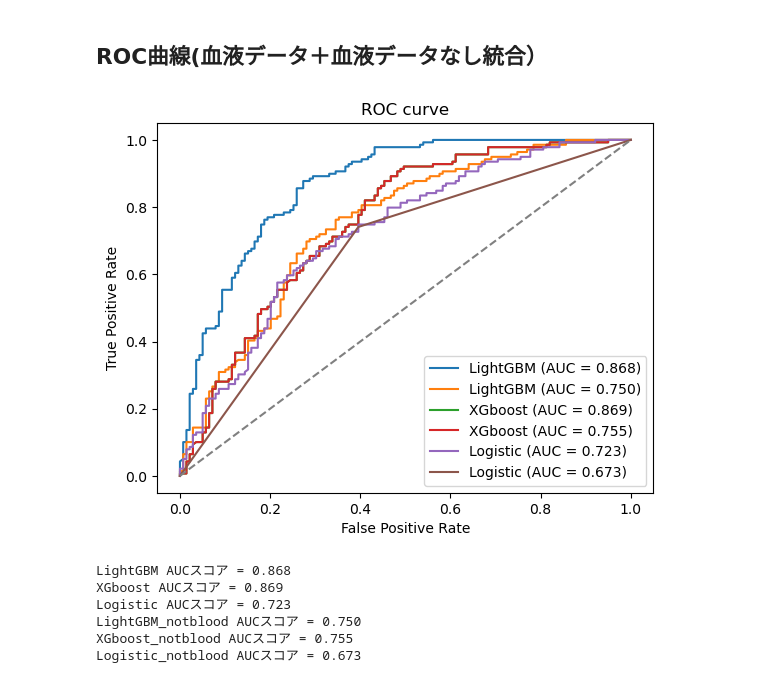
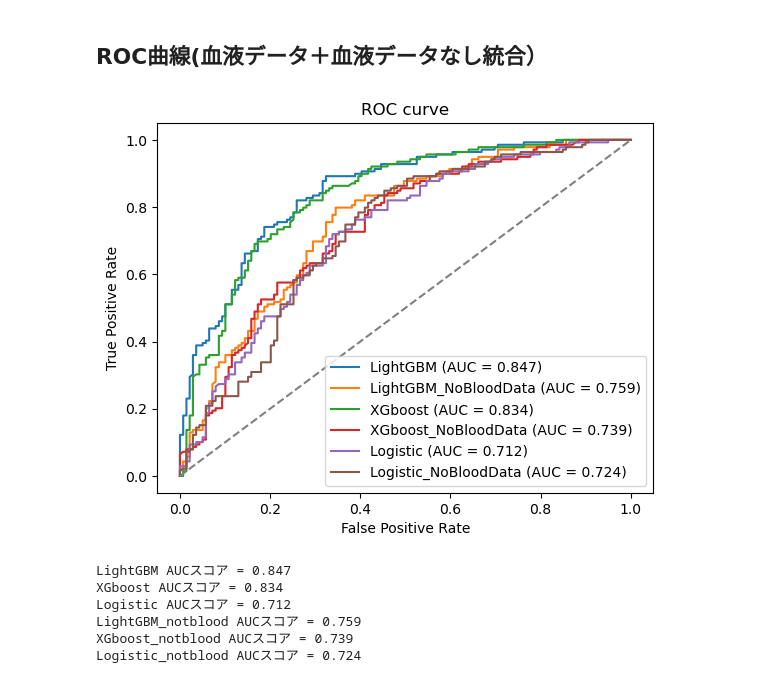
Before and after one commit to Genmai06/lightGBM_ReceiptData, a Jupyter notebook: lightgbm_ReceiptData.ipynb, the cells around one changed output. Saved outputs shown, nothing was run; the diff lists cells and outputs as text; code cells hidden in the pictures.

```diff
--- a/lightgbm_ReceiptData.ipynb
+++ b/lightgbm_ReceiptData.ipynb
@@ -418,8 +480,8 @@ from sklearn.linear_model import LogisticRegression  # ロジスティック回
 import shap
 
 # データの読み込み
-df = pd.read_excel('lightGBM_data_standard.xlsx')
-df_lr = pd.read_excel('補完データ_test07.xlsx') #　ロジスティック回帰のデータ読み込み
+df = pd.read_excel('【元データ】LightGBM分析データ_欠損値処理.xlsx')
+df_lr = pd.read_excel('補完データ02_test03.xlsx') #　ロジスティック回帰のデータ読み込み
 
 # カテゴリ変数のデータ型を変換
 cat_cols = ['FBS', 'HbA1c', 'US', 'HbA1c_NGSP']
@@ -441,8 +503,8 @@ X_lr = df_lr.drop('T2db', axis=1)
 y_lr = df_lr['T2db']
 
 # 特定の列を削除
-df = df.drop(['TG', 'HDL', 'LDL', 'GOT', 'GPT', 'γ_GT', 'Ht', 'Hb', 'RBC', 'chewing', 'Medication1_Blood Pressure', 'Time of blood collection _after meal', 'Medication2_Blood Sugar', 'Eating style3_midnight snack', 'One-year weight change', 'HbA1c', 'FBS', 'US', 'HbA1c_NGSP'], axis=1)
-df_lr = df_lr.drop(['TG', 'HDL', 'LDL', 'GOT', 'GPT', 'γ_GT', 'Ht', 'Hb', 'RBC', 'chewing', 'Medication1_Blood Pressure', 'Time of blood collection _after meal', 'Medication2_Blood Sugar', 'Eating style3_midnight snack', 'One-year weight change', 'HbA1c', 'FBS', 'US', 'HbA1c_NGSP'], axis=1)
+df = df.drop(['weight', 'TG', 'HDL', 'LDL', 'GOT', 'GPT', 'γ_GT', 'Ht', 'Hb', 'RBC', 'chewing', 'Medication1_Blood Pressure', 'Time of blood collection _after meal', 'Medication2_Blood Sugar', 'Eating style3_midnight snack', 'One-year weight change', 'HbA1c', 'FBS', 'US', 'HbA1c_NGSP'], axis=1)
+df_lr = df_lr.drop(['weight', 'TG', 'HDL', 'LDL', 'GOT', 'GPT', 'γ_GT', 'Ht', 'Hb', 'RBC', 'chewing', 'Medication1_Blood Pressure', 'Time of blood collection _after meal', 'Medication2_Blood Sugar', 'Eating style3_midnight snack', 'One-year weight change', 'HbA1c', 'FBS', 'US', 'HbA1c_NGSP'], axis=1)
 
 # 削除した結果を反映した特徴量を再作成
 X = df.drop('T2db', axis=1)
@@ -551,11 +613,11 @@ for _ in range(n_estimators):
     confusion_matrices_not.append(cm)
 
     # XGboostモデルのテストデータの予測と評価
-    y_test_pred_proba_xgb = model_xgb.predict(dtest_not)  # ラベル1の確率
-    y_test_pred_xgb = np.round(y_test_pred_proba_xgb)  # 確率をラベル0 or 1に変換
-    ac_score_xgb_not = accuracy_score(y_test_not, y_test_pred_xgb)
-    f1_xgb_not = f1_score(y_test_not, y_test_pred_xgb)
-    precision_xgb_not = precision_score(y_test_not, y_test_pred_xgb)  # 適合率の計算
+    y_test_pred_proba_xgb_not = model_xgb.predict(dtest_not)  # ラベル1の確率
+    y_test_pred_xgb_not = np.round(y_test_pred_proba_xgb_not)  # 確率をラベル0 or 1に変換
+    ac_score_xgb_not = accuracy_score(y_test_not, y_test_pred_xgb_not)
+    f1_xgb_not = f1_score(y_test_not, y_test_pred_xgb_not)
+    precision_xgb_not = precision_score(y_test_not, y_test_pred_xgb_not)  # 適合率の計算
 
     # 混同行列(XGboost)
     cm_xgb = confusion_matrix(y_test_not, y_test_pred_xgb)
@@ -593,18 +655,18 @@ for _ in range(n_estimators):
 
 
 # 結果の表示
-print('LightGBM_notblood accuracy = %.2f' % np.mean(accuracy_scores_not))
-print('LightGBM_notblood F1-score = %.2f' % np.mean(f1_scores_not))
-print('LightGBM_notblood Precision = %.2f' % np.mean(precision_scores_not))
+print('LightGBM_notblood accuracy = %.3f' % np.mean(accuracy_scores_not))
+print('LightGBM_notblood F1-score = %.3f' % np.mean(f1_scores_not))
+print('LightGBM_notblood Precision = %.3f' % np.mean(precision_scores_not))
 # print('LightGBM AUC = %.2f' % np.mean(auc_scores))
 
-print('XGboost_notblood accuracy = %.2f' % np.mean(accuracy_scores_xgb_not))
-print('XGboost_notblood F1-score = %.2f' % np.mean(f1_scores_xgb_not))
-print('XGboost_notblood Precision = %.2f' % np.mean(precision_scores_xgb_not))
+print('XGboost_notblood accuracy = %.3f' % np.mean(accuracy_scores_xgb_not))
+print('XGboost_notblood F1-score = %.3f' % np.mean(f1_scores_xgb_not))
+print('XGboost_notblood Precision = %.3f' % np.mean(precision_scores_xgb_not))
 # print('XGboost AUC = %.2f' % np.mean(auc_scores_xgb))
 
-print('Logistic_notblood Regression accuracy = %.2f' % np.mean(accuracy_scores_lr_not))
-print('Logistic_notblood Regression F1-score = %.2f' % np.mean(f1_scores_lr_not))
-print('Logistic_notblood Regression Precision = %.2f' % np.mean(precision_scores_lr_not))
+print('Logistic_notblood Regression accuracy = %.3f' % np.mean(accuracy_scores_lr_not))
+print('Logistic_notblood Regression F1-score = %.3f' % np.mean(f1_scores_lr_not))
+print('Logistic_notblood Regression Precision = %.3f' % np.mean(precision_scores_lr_not))
 # print('Logistic Regression AUC = %.2f' % np.mean(auc_scores_lr))
 # %% [output]
@@ -631,10 +821,11 @@ Logistic_notblood Regression Precision = 0.69
 #ライブラリをインポート
 from sklearn.metrics import accuracy_score, f1_score, confusion_matrix, precision_score, roc_curve, roc_auc_score
 
+
 # テストデータの予測確率を取得
 y_test_pred_proba_light_not = model.predict(X_test_not)
 y_test_pred_proba_xgb_not = model_xgb.predict(dtest_not)  # dtestはXGboost用のデータセット
-y_test_pred_proba_lr_not = model_lr.predict(X_test_lr_not)
+y_test_pred_proba_lr_not = model_lr.predict_proba(X_test_lr_not)[:, 1]
 
 # AUCスコアを計算
 auc_score_light_not = roc_auc_score(y_test_not, y_test_pred_proba_light_not)
@@ -653,7 +844,7 @@ plt.plot(fpr_light, tpr_light, label='LightGBM (AUC = {:.3f})'.format(auc_score_
 
 # lightGBM(血液データなし)の描写
 fpr_light, tpr_light, _ = roc_curve(y_test_not, y_test_pred_proba_light_not)
-plt.plot(fpr_light, tpr_light, label='LightGBM (AUC = {:.3f})'.format(auc_score_light_not))
+plt.plot(fpr_light, tpr_light, label='LightGBM_NoBloodData (AUC = {:.3f})'.format(auc_score_light_not))
 
 
 # XGboostの描写
@@ -662,40 +853,40 @@ plt.plot(fpr_xgb, tpr_xgb, label='XGboost (AUC = {:.3f})'.format(auc_score_xgb))
 
 # XGboost(血液データなし)の描写
 fpr_xgb, tpr_xgb, _ = roc_curve(y_test_not, y_test_pred_proba_xgb_not)
-plt.plot(fpr_xgb, tpr_xgb, label='XGboost (AUC = {:.3f})'.format(auc_score_xgb_not))
+plt.plot(fpr_xgb, tpr_xgb, label='XGboost_NoBloodData (AUC = {:.3f})'.format(auc_score_xgb_not))
 
 
 # ロジスティック回帰の描写
 fpr_lr, tpr_lr, _ = roc_curve(y_test_lr, y_test_pred_proba_lr)
 plt.plot(fpr_lr, tpr_lr, label='Logistic (AUC = {:.3f})'.format(auc_score_lr))
 
 # ロジスティック回帰(血液データなし)の描写
 fpr_lr, tpr_lr, _ = roc_curve(y_test_lr_not, y_test_pred_proba_lr_not)
-plt.plot(fpr_lr, tpr_lr, label='Logistic (AUC = {:.3f})'.format(auc_score_lr_not))
+plt.plot(fpr_lr, tpr_lr, label='Logistic_NoBloodData (AUC = {:.3f})'.format(auc_score_lr_not))
 
 
 plt.plot([0, 1], [0, 1], linestyle='--', color='gray')
 plt.xlabel('False Positive Rate')
 plt.ylabel('True Positive Rate')
 plt.title('ROC curve')
 plt.legend()
 
 # 保存と表示
 plt.savefig('roc_curve_notboold.png', dpi=300)
 plt.show()
 
 # AUCスコアを表示
 print('LightGBM AUCスコア = {:.3f}'.format(auc_score_light))
 print('XGboost AUCスコア = {:.3f}'.format(auc_score_xgb))
 print('Logistic AUCスコア = {:.3f}'.format(auc_score_lr))
 print('LightGBM_notblood AUCスコア = {:.3f}'.format(auc_score_light_not))
 print('XGboost_notblood AUCスコア = {:.3f}'.format(auc_score_xgb_not))
 print('Logistic_notblood AUCスコア = {:.3f}'.format(auc_score_lr_not))
 # %% [output]
-[figure, old version]
+[figure, new version]
-LightGBM AUCスコア = 0.868
-XGboost AUCスコア = 0.869
-Logistic AUCスコア = 0.723
-LightGBM_notblood AUCスコア = 0.750
-XGboost_notblood AUCスコア = 0.755
-Logistic_notblood AUCスコア = 0.673
+LightGBM AUCスコア = 0.847
+XGboost AUCスコア = 0.834
+Logistic AUCスコア = 0.712
+LightGBM_notblood AUCスコア = 0.759
+XGboost_notblood AUCスコア = 0.739
+Logistic_notblood AUCスコア = 0.724
```
Also changed, not shown: parts of 11 cells of this notebook.
